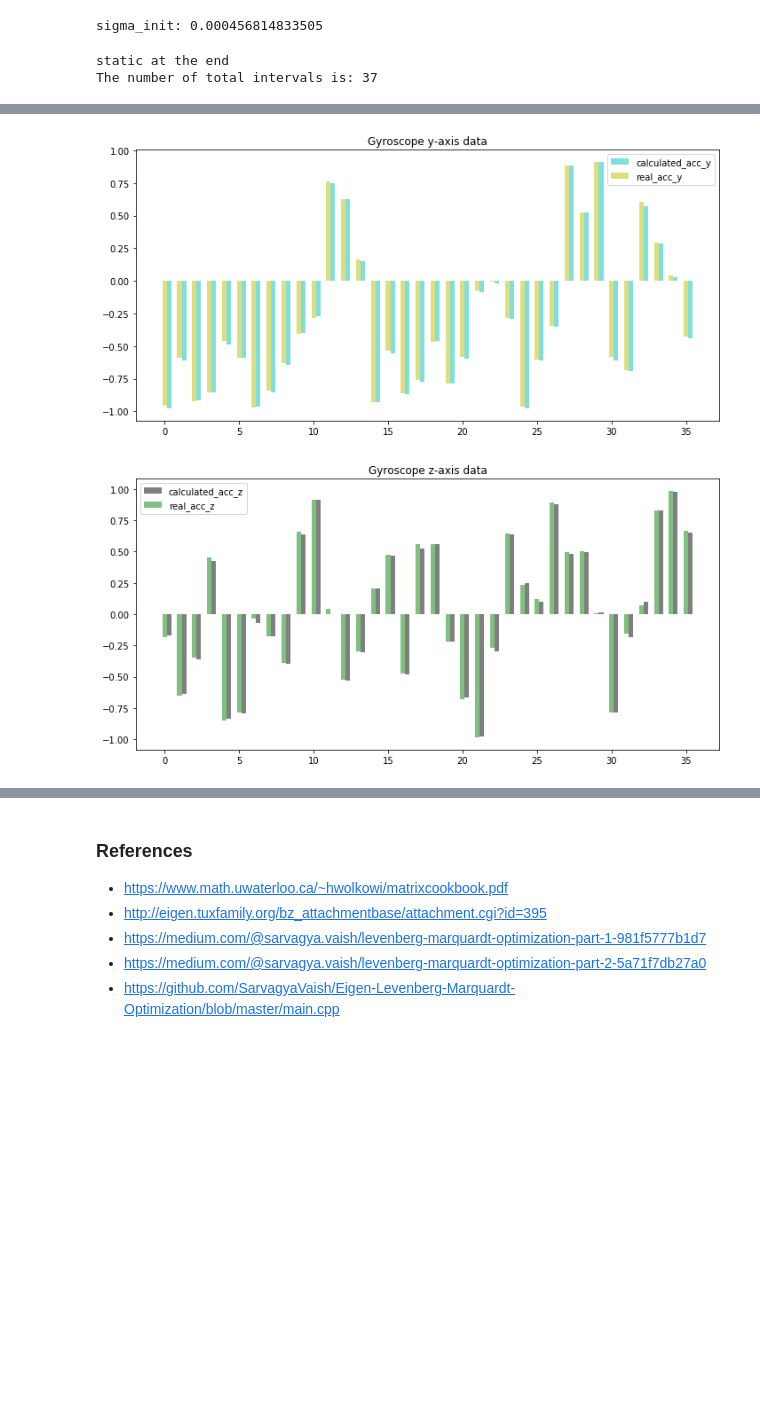
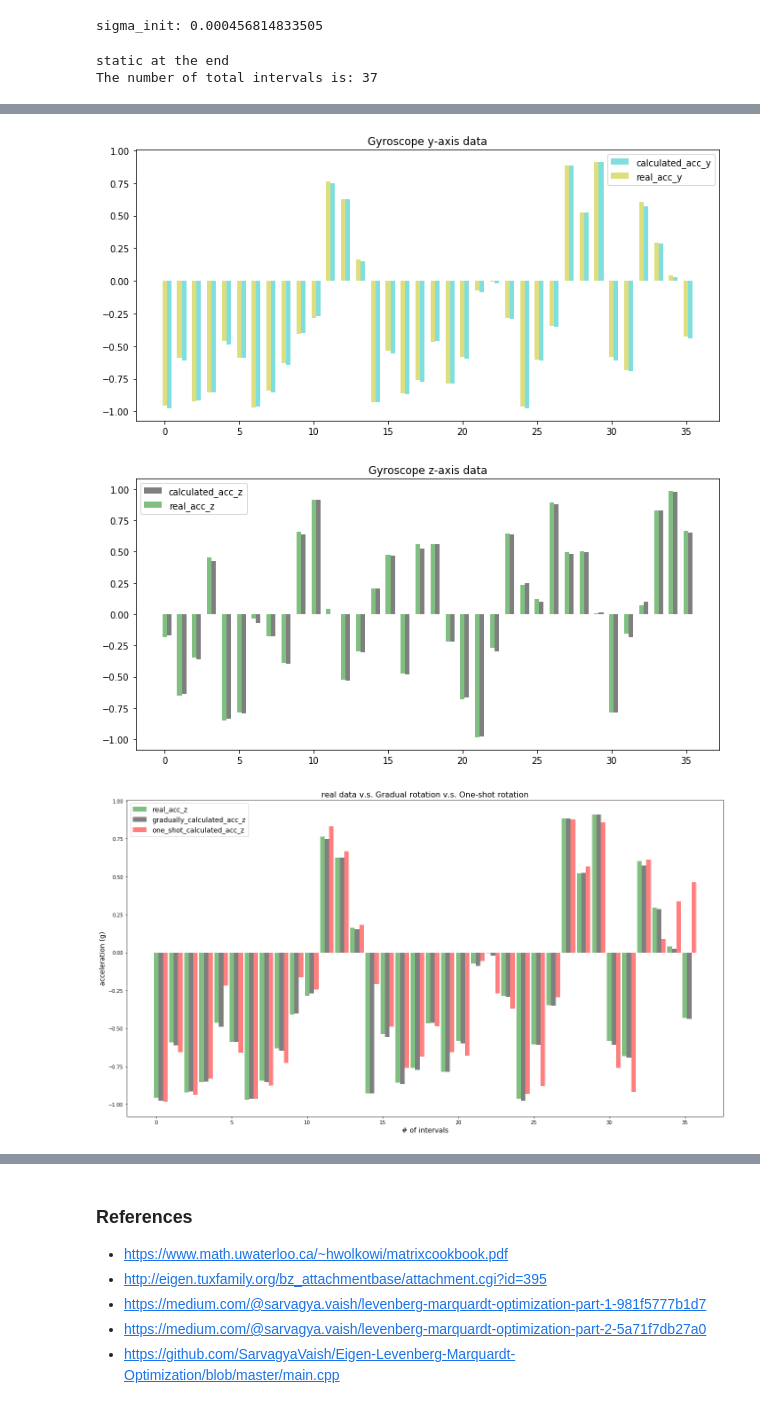
Before and after one commit to PHIL-MQP/phil, a Jupyter notebook: python/notebooks/IMU Calibration.ipynb, the cells around one changed output, grey strips where cells are left out. Cells and saved outputs as stored; diff of their text form; code cells hidden in the pictures; blank space fills up the shorter version.

```diff
--- a/python/notebooks/IMU Calibration.ipynb
+++ b/python/notebooks/IMU Calibration.ipynb
@@ -190,7 +190,7 @@ def get_corrected_gyro_data(raw_data, theta_gyro):
 
     return corrected_data
 
-def expected_acc_frame(intervals, data, theta_gyro, dt):
+def expected_acc_frame(intervals, data, theta_gyro, dt, integration_type):
     mean_acc_frames = np.ndarray(shape=(len(intervals), 3), dtype=float)
     midpoints = [(x[1] // 2 + x[0] // 2) for x in intervals]
     expected_final_acc_frames = np.ndarray(shape=(len(intervals) - 1, 3), dtype=float)
@@ -208,7 +208,11 @@ def expected_acc_frame(intervals, data, theta_gyro, dt):
     for index, midpoint in enumerate(midpoints[:-1]):
         start = midpoint
         end = midpoints[index + 1]
-        expected_final_acc_frames[index] = integrate_gyro(mean_acc_frames[index],
+        if integration_type == "one-time":
+            expected_final_acc_frames[index] = one_time_rotation_integration(mean_acc_frames[index],
+                                                              corrected_gyro_data[start : end + 1], dt)
+        else:
+            expected_final_acc_frames[index] = integrate_gyro(mean_acc_frames[index],
                                                           corrected_gyro_data[start : end + 1], dt)
 
     return mean_acc_frames[1:], expected_final_acc_frames
@@ -237,6 +241,13 @@ def rotation_matrix(gyro_matrix):
                                 ,[0, 0, 1]])
 
     return (rotation_matrix_x @ rotation_matrix_y @ rotation_matrix_z)
+
+def one_time_rotation_integration(initial_acc, gyro_data, dt):
+    conversion = np.pi / 180
+    total_gyro_data = np.sum(gyro_data,axis=0)
+
+    result = rotation_matrix(total_gyro_data * dt * conversion) @ initial_acc
+    return result
 # %%
 sigma_init = np.linalg.norm(np.var(init_data[:, :3], axis=0))
 print("sigma_init:", sigma_init)
@@ -261,13 +272,19 @@ theta_gyro =[0.0084416,0.00196588,-0.00410556,-0.01548901,-0.00191486,
              -0.00770901,0.40658716,0.40275312,0.40165799]
 theta_gyro = [0,0,0,0,0,0,0.4,0.4,0.4]
 
-final_acc,expected_acc = expected_acc_frame(intervals, remaining_data, theta_gyro, 0.01)
+final_acc, expected_acc = expected_acc_frame(intervals, remaining_data, theta_gyro, 0.01, "gradually")
+one_time_final_acc, one_time_expected_acc = expected_acc_frame(
+    intervals, remaining_data, theta_gyro, 0.01, "one-time")
+
 final_acc_x = final_acc[:,0]
 final_acc_y = final_acc[:,1]
 final_acc_z = final_acc[:,2]
 expected_acc_x = expected_acc[:,0]
 expected_acc_y = expected_acc[:,1]
 expected_acc_z = expected_acc[:,2]
+one_time_expected_acc_x = one_time_expected_acc[:,0]
+one_time_expected_acc_y = one_time_expected_acc[:,1]
+one_time_expected_acc_z = one_time_expected_acc[:,2]
 
 # data to plot
 n_groups = len(final_acc)
@@ -322,33 +339,63 @@ plt.show()
 
 # create plot
 fig, ax = plt.subplots(figsize=(10,5))
 index = np.arange(n_groups)
 bar_width = 0.3
 opacity = 0.5
 
 rects1 = plt.bar(index + bar_width, expected_acc_z, bar_width,
                  alpha=opacity,
                  color='k',
                  label='calculated_acc_z')
 rects2 = plt.bar(index, final_acc_z, bar_width,
                  alpha=opacity,
                  color='g',
                  label='real_acc_z')
 
 
 
 plt.title('Gyroscope z-axis data')
 plt.legend()
 
 plt.tight_layout()
 plt.show()
+
+
+# create plot
+fig, ax = plt.subplots(figsize=(18,10))
+index = np.arange(n_groups)
+bar_width = 0.3
+opacity = 0.5
+
+rects2 = plt.bar(index, final_acc_y, bar_width,
+                 alpha=opacity,
+                 color='g',
+                 label='real_acc_z')
+rects1 = plt.bar(index + bar_width, expected_acc_y, bar_width,
+                 alpha=opacity,
+                 color='k',
+                 label='gradually_calculated_acc_z')
+rects1 = plt.bar(index + 2 * bar_width, one_time_expected_acc_y , bar_width,
+                 alpha=opacity,
+                 color='r',
+                 label='one_shot_calculated_acc_z')
+
+
+
+plt.title('real data v.s. Gradual rotation v.s. One-shot rotation', fontsize = 16)
+plt.legend(fontsize = 14)
+plt.xlabel("# of intervals", fontsize = 14)
+plt.ylabel("acceleration (g)", fontsize = 14)
+plt.tight_layout()
+plt.show()
 # %% [output]
 static at the end
 The number of total intervals is: 37
 [figure]
 [figure]
 [figure]
 [figure]
+[figure, added]
 # %%
 def compute_residual(intervals, static_mean_accs, acc_params):
     residual = 0
```
Also changed, not shown: parts of 3 cells of this notebook.
